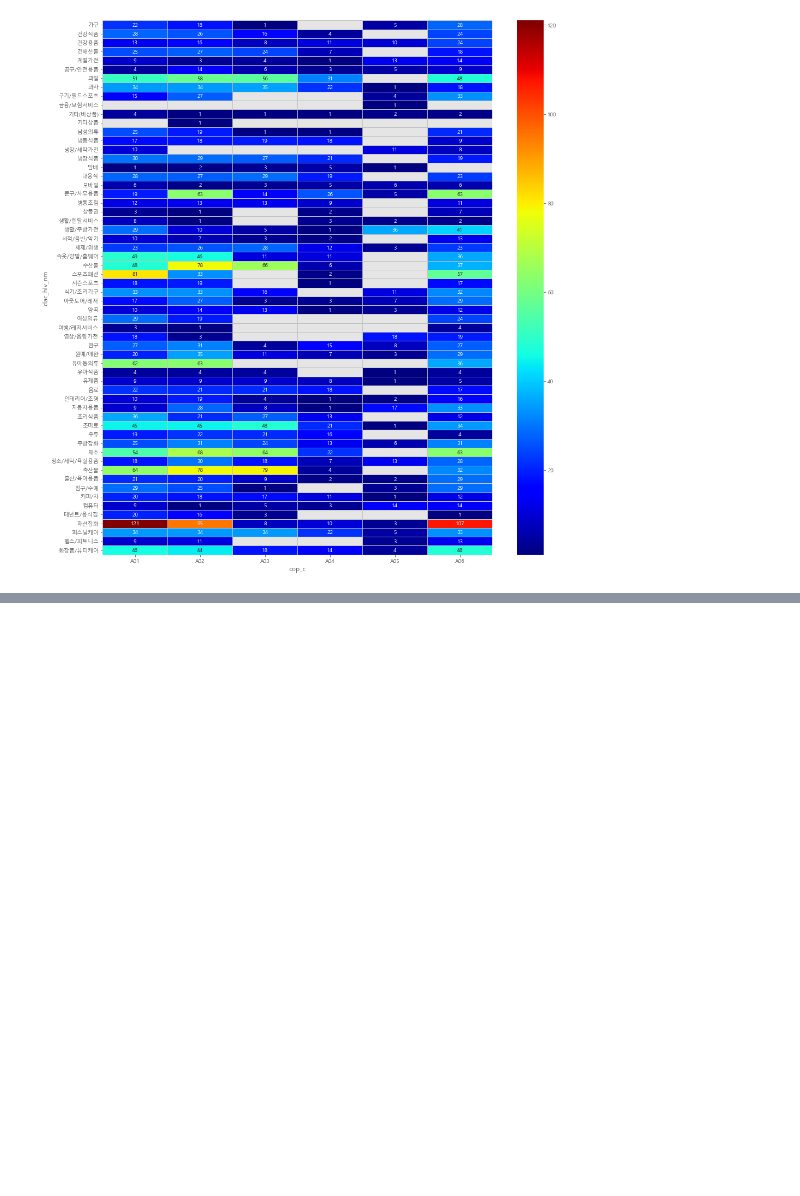
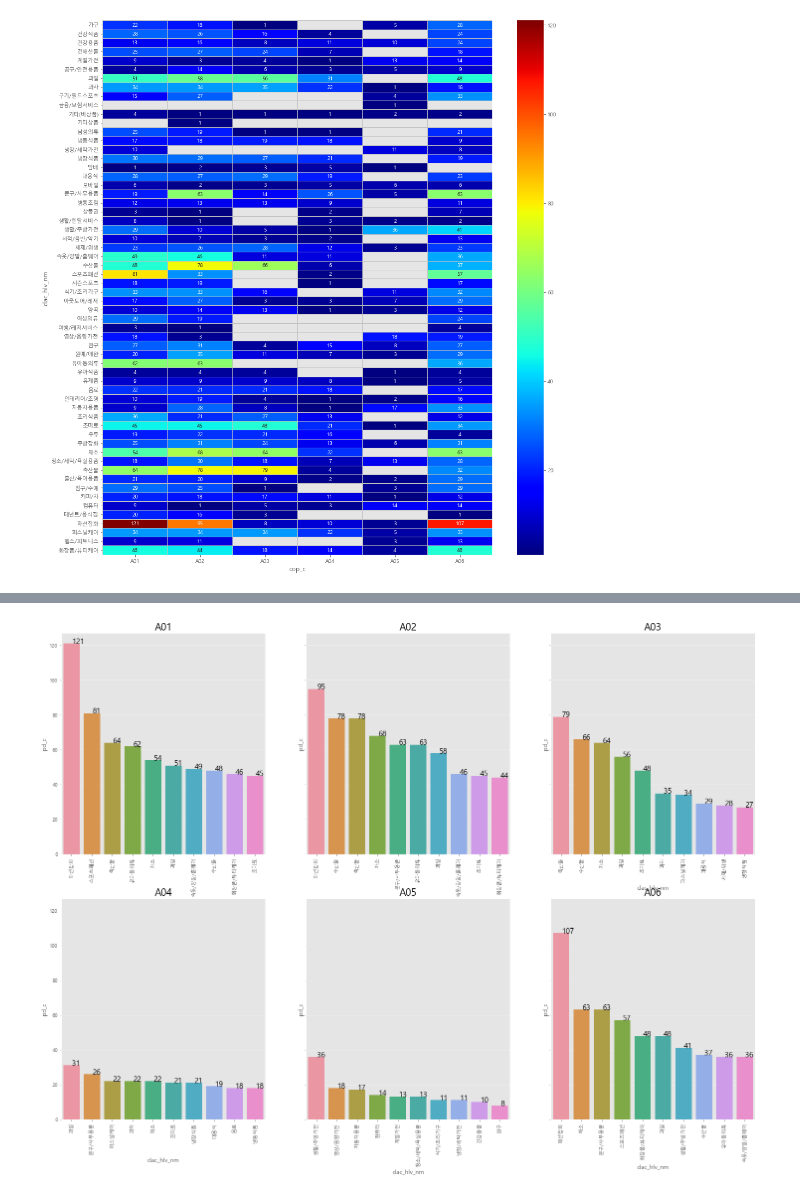
Before and after one commit to osy5882/Lpoint_competition, a Jupyter notebook: EDA/5_purchase.ipynb, the cells around one changed output, grey strips where cells are left out. Saved outputs shown, nothing was run; the diff lists cells and outputs as text; code cells hidden in the pictures; blank space fills up the shorter version.

```diff
--- a/EDA/5_purchase.ipynb
+++ b/EDA/5_purchase.ipynb
@@ -311,0 +324,15 @@ plt.show()
+# %%
+df_pr_group = df_prd_prch.groupby(by=["cop_c","clac_hlv_nm"], as_index=False)["pd_c"].count()
+fig, ax = plt.subplots(nrows=2, ncols=3, sharey=True, figsize=(25,18))
+for i,distr in enumerate(df_prd_prch["cop_c"].unique()):
+    df_temp = df_pr_group.loc[df_pr_group["cop_c"]==distr].sort_values(by="pd_c",ascending=False).iloc[:10,1:]
+    sns.barplot(x=df_temp["clac_hlv_nm"], y=df_temp["pd_c"], ax=ax[i//3][i%3])
+    x_loc = 0.03
+    for pdc in df_temp["pd_c"]:
+        ax[i//3][i%3].text(x=x_loc, y=pdc, s=f"{pdc}", size=15)
+        x_loc+=1
+    ax[i//3][i%3].set_xticklabels(labels=df_temp["clac_hlv_nm"], rotation=90)
+    ax[i//3][i%3].set_title(f"{distr}", size=20)
+plt.show()
+# %% [output]
+[figure, added]
```
Also changed, not shown: parts of 2 cells of this notebook, 1 other file.
